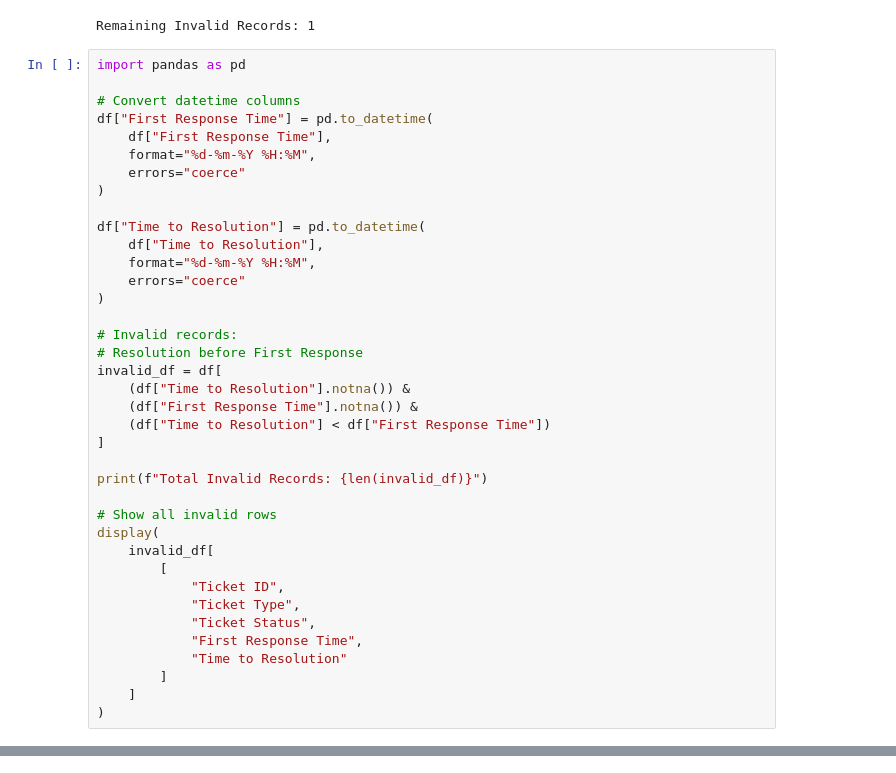
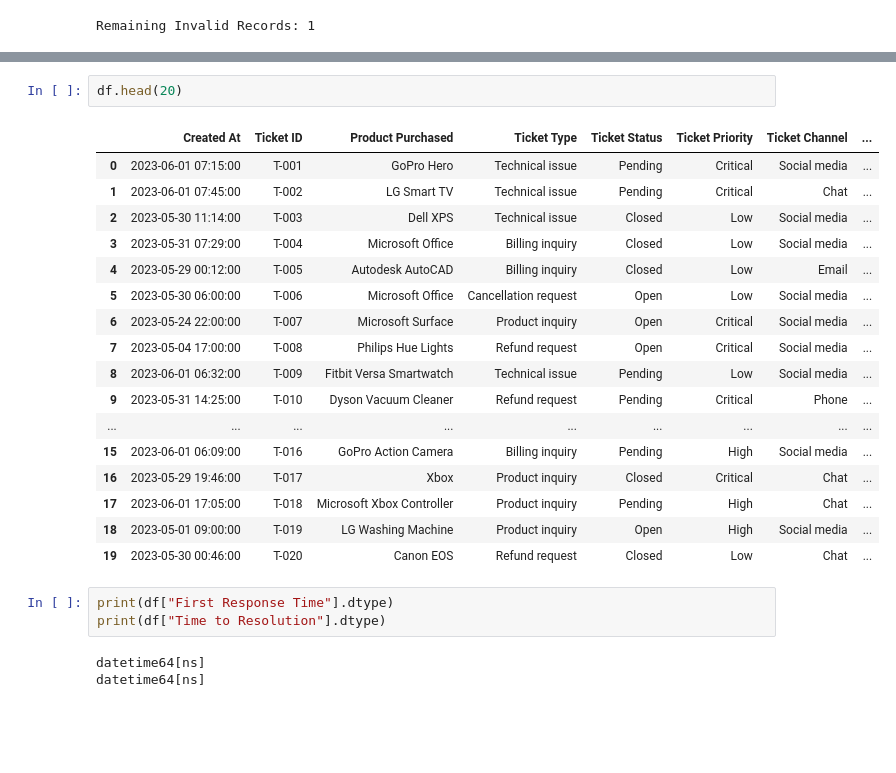
Before and after one commit to Customer-Support-Ticket-Analysis-Team/Customer-support-Ticket-Analysis, a Jupyter notebook: Data-analysis/data_graph.ipynb, the cells around one changed output, grey strips where cells are left out. Saved outputs shown, nothing was run; the diff lists cells and outputs as text; blank space fills up the shorter version.

```diff
--- a/Data-analysis/data_graph.ipynb
+++ b/Data-analysis/data_graph.ipynb
@@ -242,41 +82,3 @@ remaining_invalid = (
 print("Remaining Invalid Records:", remaining_invalid.sum())
 # %% [output]
 Remaining Invalid Records: 1
-# %%
-import pandas as pd
-
-# Convert datetime columns
-df["First Response Time"] = pd.to_datetime(
-    df["First Response Time"],
-    format="%d-%m-%Y %H:%M",
-    errors="coerce"
-)
-
-df["Time to Resolution"] = pd.to_datetime(
-    df["Time to Resolution"],
-    format="%d-%m-%Y %H:%M",
-    errors="coerce"
-)
-
-# Invalid records:
-# Resolution before First Response
-invalid_df = df[
-    (df["Time to Resolution"].notna()) &
-    (df["First Response Time"].notna()) &
-    (df["Time to Resolution"] < df["First Response Time"])
-]
-
-print(f"Total Invalid Records: {len(invalid_df)}")
-
-# Show all invalid rows
-display(
-    invalid_df[
-        [
-            "Ticket ID",
-            "Ticket Type",
-            "Ticket Status",
-            "First Response Time",
-            "Time to Resolution"
-        ]
-    ]
-)
@@ -300,0 +85,26 @@ PermissionError: [Errno 13] Permission denied: 'customer_support_tickets_cleaned
+# %%
+df.head(20)
+# %% [output]
+|  | Created At | Ticket ID | Product Purchased | Ticket Type | Ticket Status | Ticket Priority | Ticket Channel | ... |
+| 0 | 2023-06-01 07:15:00 | T-001 | GoPro Hero | Technical issue | Pending | Critical | Social media | ... |
+| 1 | 2023-06-01 07:45:00 | T-002 | LG Smart TV | Technical issue | Pending | Critical | Chat | ... |
+| 2 | 2023-05-30 11:14:00 | T-003 | Dell XPS | Technical issue | Closed | Low | Social media | ... |
+| 3 | 2023-05-31 07:29:00 | T-004 | Microsoft Office | Billing inquiry | Closed | Low | Social media | ... |
+| 4 | 2023-05-29 00:12:00 | T-005 | Autodesk AutoCAD | Billing inquiry | Closed | Low | Email | ... |
+| 5 | 2023-05-30 06:00:00 | T-006 | Microsoft Office | Cancellation request | Open | Low | Social media | ... |
+| 6 | 2023-05-24 22:00:00 | T-007 | Microsoft Surface | Product inquiry | Open | Critical | Social media | ... |
+| 7 | 2023-05-04 17:00:00 | T-008 | Philips Hue Lights | Refund request | Open | Critical | Social media | ... |
+| 8 | 2023-06-01 06:32:00 | T-009 | Fitbit Versa Smartwatch | Technical issue | Pending | Low | Social media | ... |
+| 9 | 2023-05-31 14:25:00 | T-010 | Dyson Vacuum Cleaner | Refund request | Pending | Critical | Phone | ... |
+| ... | ... | ... | ... | ... | ... | ... | ... | ... |
+| 15 | 2023-06-01 06:09:00 | T-016 | GoPro Action Camera | Billing inquiry | Pending | High | Social media | ... |
+| 16 | 2023-05-29 19:46:00 | T-017 | Xbox | Product inquiry | Closed | Critical | Chat | ... |
+| 17 | 2023-06-01 17:05:00 | T-018 | Microsoft Xbox Controller | Product inquiry | Pending | High | Chat | ... |
+| 18 | 2023-05-01 09:00:00 | T-019 | LG Washing Machine | Product inquiry | Open | High | Social media | ... |
+| 19 | 2023-05-30 00:46:00 | T-020 | Canon EOS | Refund request | Closed | Low | Chat | ... |
+# %%
+print(df["First Response Time"].dtype)
+print(df["Time to Resolution"].dtype)
+# %% [output]
+datetime64[ns]
+datetime64[ns]
```
Also changed, not shown: parts of 13 cells of this notebook, 8 other files.
